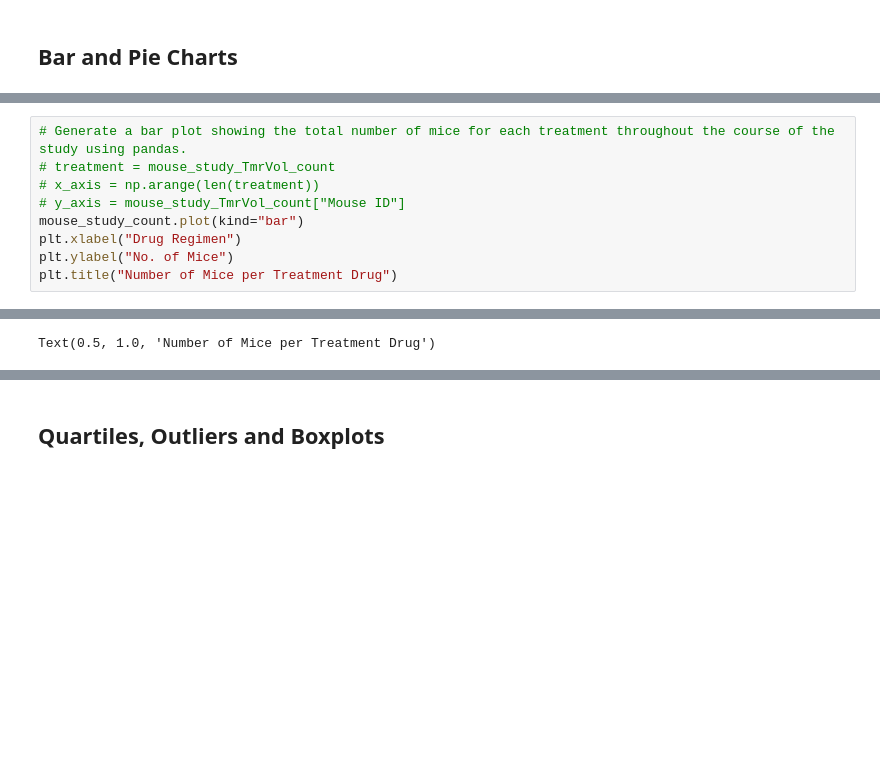
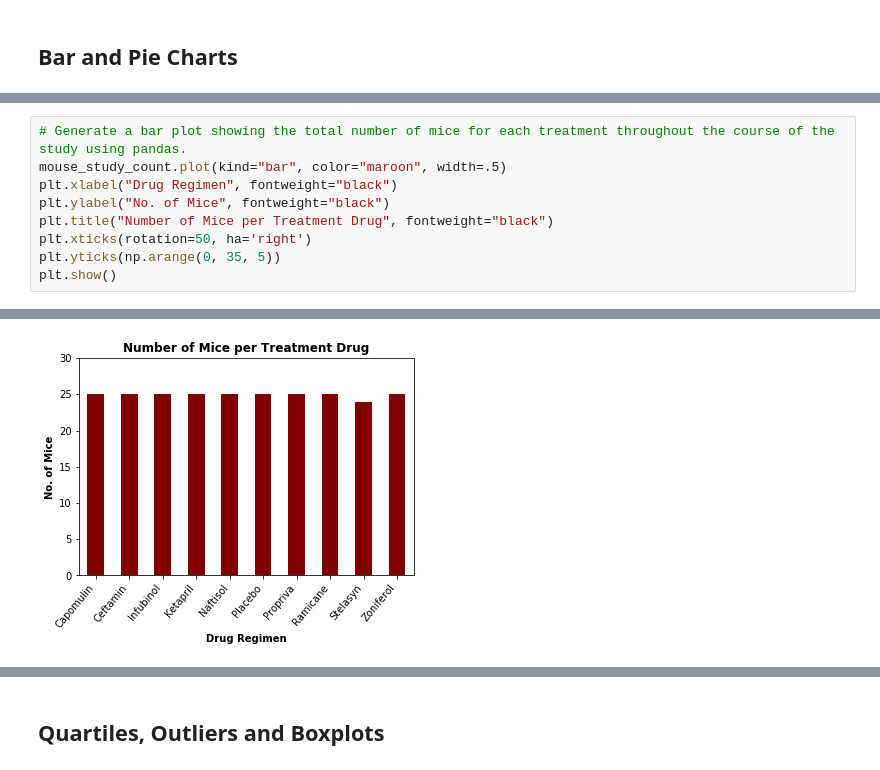
Before and after one commit to Michelin96/matplotlib-challenge, a Jupyter notebook: Pymaceuticals/pymaceuticals_starter.ipynb, the cells around one changed output, grey strips where cells are left out. Cells and saved outputs as stored; diff of their text form; blank space fills up the shorter version.

Commit message:
finished customizing  bar and pie plots

```diff
--- a/Pymaceuticals/pymaceuticals_starter.ipynb
+++ b/Pymaceuticals/pymaceuticals_starter.ipynb
@@ -190,10 +217,10 @@ mouse_study_summary["Tumor Volume (mm3)"].agg([np.mean, np.median, np.var, np.st
 # %%
 # Generate a bar plot showing the total number of mice for each treatment throughout the course of the study using pandas.
-# treatment = mouse_study_TmrVol_count
-# x_axis = np.arange(len(treatment))
-# y_axis = mouse_study_TmrVol_count["Mouse ID"]
-mouse_study_count.plot(kind="bar")
-plt.xlabel("Drug Regimen")
-plt.ylabel("No. of Mice")
-plt.title("Number of Mice per Treatment Drug")
+mouse_study_count.plot(kind="bar", color="maroon", width=.5)
+plt.xlabel("Drug Regimen", fontweight="black")
+plt.ylabel("No. of Mice", fontweight="black")
+plt.title("Number of Mice per Treatment Drug", fontweight="black")
+plt.xticks(rotation=50, ha='right')
+plt.yticks(np.arange(0, 35, 5))
+plt.show()
 # %% [output]
@@ -202,3 +227,3 @@ plt.title("Number of Mice per Treatment Drug")
-Text(0.5, 1.0, 'Number of Mice per Treatment Drug')
+[figure, added]
 # %%
 # Generate a bar plot showing the total number of mice for each treatment throughout the course of the study using pyplot.
```
Also changed, not shown: parts of 33 cells of this notebook.
